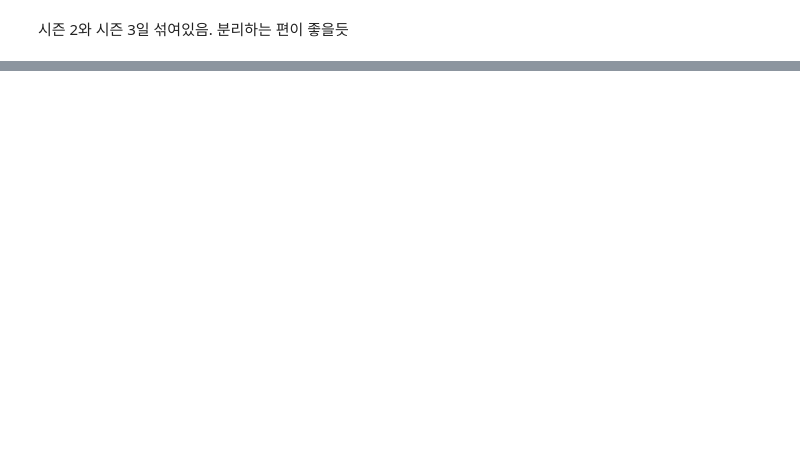
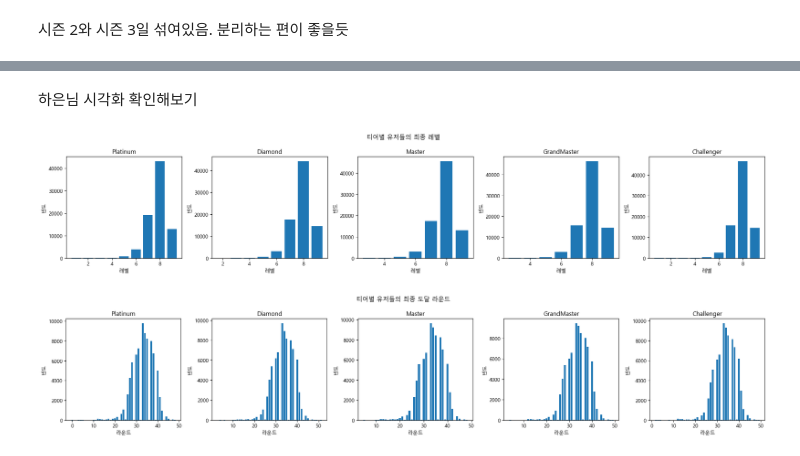
Before and after one commit to hanalo26/Third-project-sparta, a Jupyter notebook: works/Yunju_Lee/eda.ipynb, the cells around one changed output, grey strips where cells are left out. Drawn from its saved outputs; the diff is of its cells as text; code cells hidden in the pictures; blank space fills up the shorter version.

```diff
--- a/works/Yunju_Lee/eda.ipynb
+++ b/works/Yunju_Lee/eda.ipynb
@@ -709,0 +751,4 @@ Passing `palette` without assigning `hue` is deprecated and will be removed in v
+# %%
+# gameId별 참가자 수 확인 (정상: 8명, 비정상: 8명 미만)
+player_count = df_Master.groupby('gameId').size()
+print(player_count.value_counts())  # 경기별 참가자 수 분포 / 8인 경기 = 9999판 , 7명인 경기 = 1판 이라는 뜻임. 즉 하은님과 같은 의미임. 7명이 참가한건 1판
@@ -817,15 +871,15 @@ gameId 최대값: KR_4357265434
 # %%
-import ast
+#import ast
 
 # 1. 문자열인 combination을 진짜 딕셔너리로 변환
-df_Challenger['comb_dict'] = df_Challenger['combination'].apply(ast.literal_eval)
+#df_Challenger['comb_dict'] = df_Challenger['combination'].apply(ast.literal_eval)
 
 # 2. 모든 행에서 시너지 이름(Key)만 추출해서 리스트 만들기
-all_traits = []
-for d in df_Challenger['comb_dict']:
-    all_traits.extend(d.keys())
+#all_traits = []
+#for d in df_Challenger['comb_dict']:
+#    all_traits.extend(d.keys())
 
 # 3. 어떤 시너지들이 있는지 유니크하게 확인
-unique_traits = sorted(list(set(all_traits)))
-print(f"총 {len(unique_traits)}개의 시너지가 발견되었습니다.")
-print(unique_traits)
+#unique_traits = sorted(list(set(all_traits)))
+#print(f"총 {len(unique_traits)}개의 시너지가 발견되었습니다.")
+#print(unique_traits)
@@ -1045,0 +1100,41 @@ GrandMaster 80,000   79,918  99.90%
+# %% [markdown]
+하은님 시각화 확인해보기
+# %%
+import matplotlib.pyplot as plt
+import warnings
+
+warnings.filterwarnings('ignore')
+plt.rcParams['font.family'] = 'Malgun Gothic'
+plt.rcParams['axes.unicode_minus'] = False
+
+
+fig, axes = plt.subplots(1, 5, figsize=(20, 4))
+fig.suptitle('티어별 유저들의 최종 레벨')
+
+for ax, (name, df) in zip(axes, tables.items()):
+    ax.bar(df['level'].value_counts().sort_index().index,
+           df['level'].value_counts().sort_index().values)
+    ax.set_title(name)
+    ax.set_xlabel('레벨')
+    ax.set_ylabel('빈도')
+
+plt.tight_layout()
+plt.show()
+
+# =====================
+
+fig, axes = plt.subplots(1, 5, figsize=(20, 4))
+fig.suptitle('티어별 유저들의 최종 도달 라운드')
+
+for ax, (name, df) in zip(axes, tables.items()):
+    ax.bar(df['lastRound'].value_counts().sort_index().index,
+           df['lastRound'].value_counts().sort_index().values)
+    ax.set_title(name)
+    ax.set_xlabel('라운드')
+    ax.set_ylabel('빈도')
+
+plt.tight_layout()
+plt.show()
+# %% [output]
+[figure, added]
+[figure, added]
```
Also changed, not shown: parts of 74 cells of this notebook.
